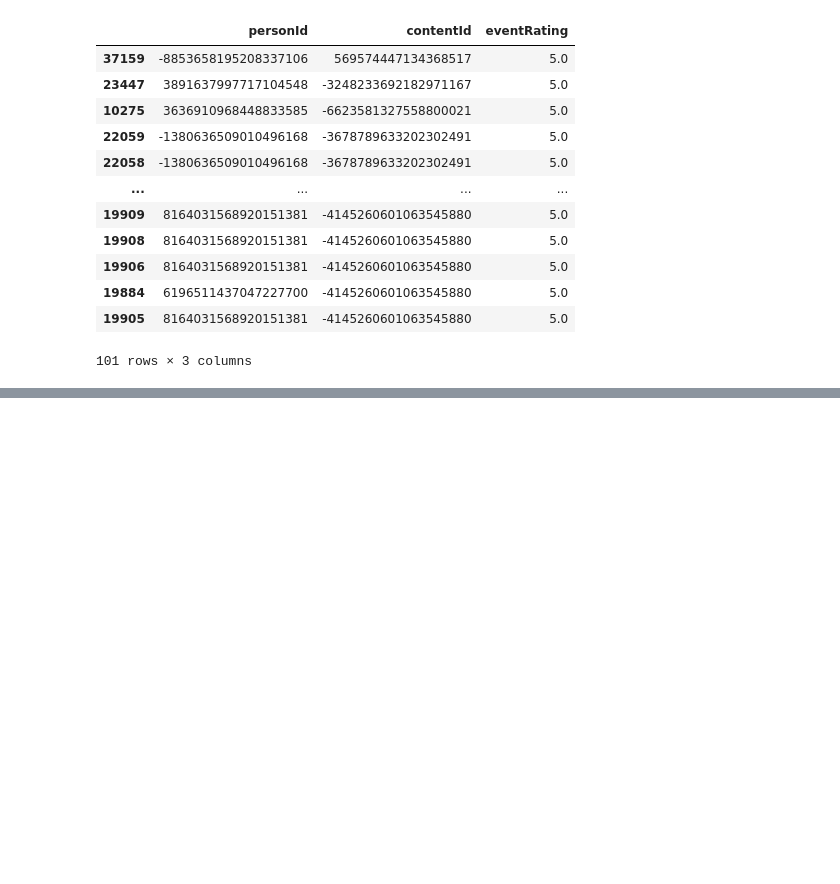
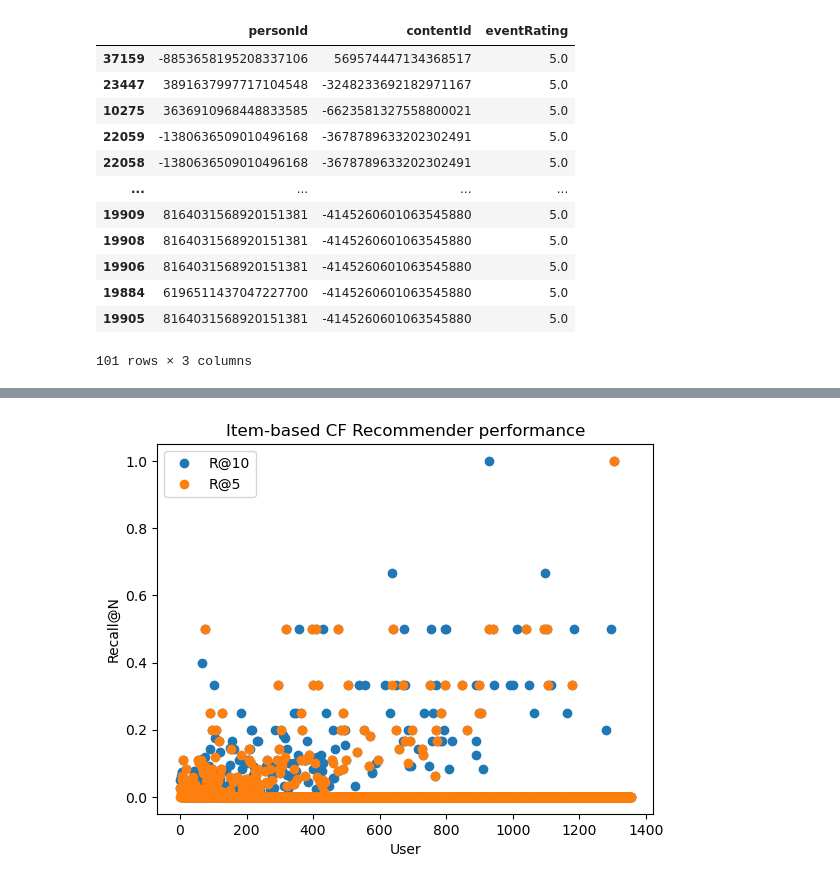
Before and after one commit to MK473203/NLP_project_35, a Jupyter notebook: project_1-3.ipynb, the cells around one changed output, grey strips where cells are left out. Cells and saved outputs as stored; diff of their text form; code cells hidden in the pictures; blank space fills up the shorter version.

```diff
--- a/project_1-3.ipynb
+++ b/project_1-3.ipynb
@@ -647,0 +853,12 @@ Global metrics:
+# %%
+import matplotlib.pyplot as plt
+
+plt.plot(pop_detailed_results_df_item_recall["recall@10"], "o")
+plt.plot(pop_detailed_results_df_item_recall["recall@5"], "o")
+plt.xlabel("User")
+plt.legend(["R@10", "R@5"], loc="upper left")
+plt.ylabel("Recall@N")
+plt.title("Item-based CF Recommender performance")
+plt.show()
+# %% [output]
+[figure, added]
```
Also changed, not shown: parts of 9 cells of this notebook.
